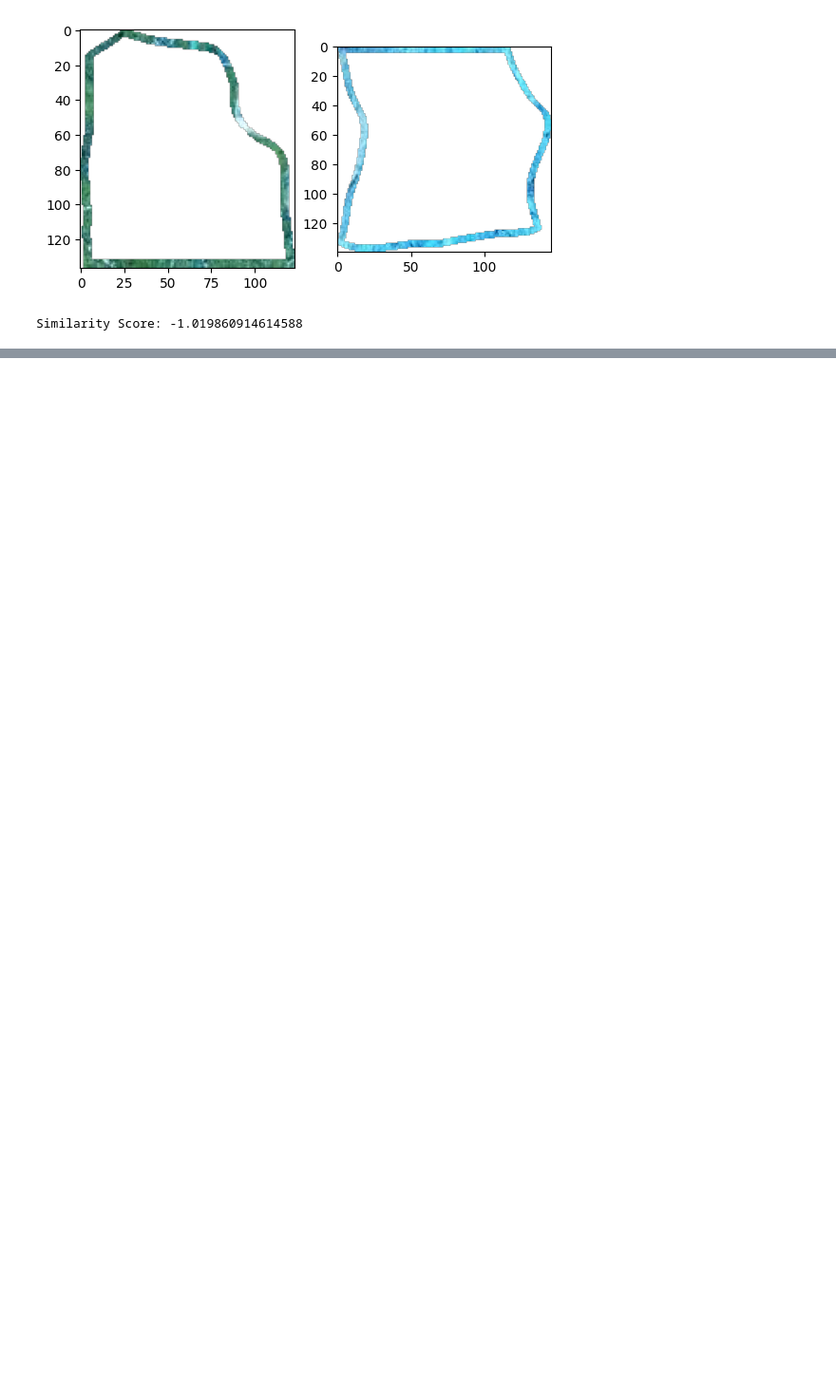
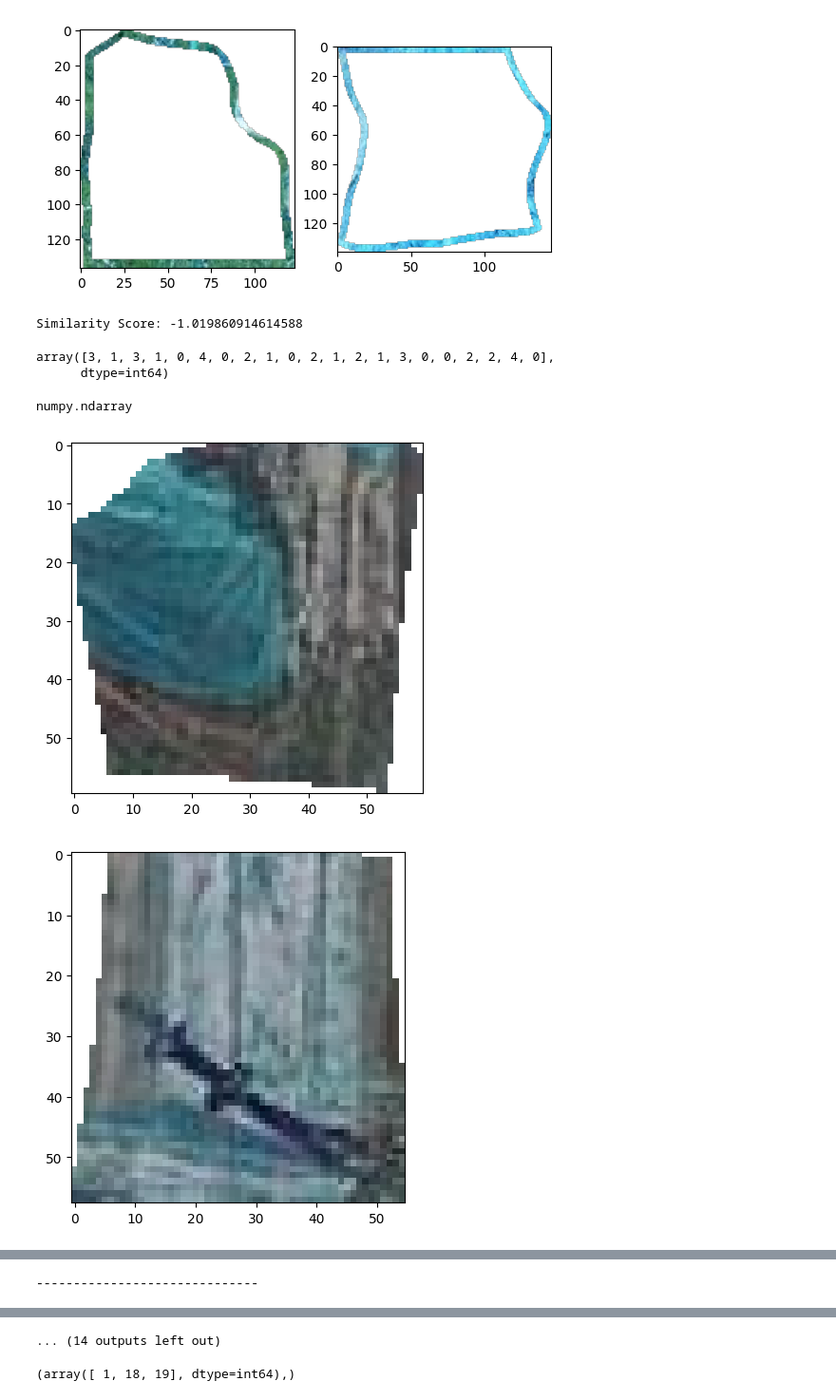
Before and after one commit to angelonazzaro/artworks-reconstruction, a Jupyter notebook: test_hog.ipynb, the cells around one changed output, grey strips where cells are left out. Shown at 95% size. Saved outputs shown, nothing was run; the diff lists cells and outputs as text; code cells hidden in the pictures; blank space fills up the shorter version.

Commit message:
test clustering and reduce noise
Co-authored-by: Angelo Nazzaro <angelonazzaro12@gmail.com>
Co-authored-by: Angelo Palmieri <palmieri309@gmail.com>

```diff
--- a/test_hog.ipynb
+++ b/test_hog.ipynb
@@ -200,0 +280,36 @@ Similarity Score: -1.019860914614588
+# %%
+list_magnitudes = np.array(list_magnitudes)
+# %%
+# don't touch - without extrapolation region
+clustering = AgglomerativeClustering(n_clusters=5)
+cluster = clustering.fit(list_magnitudes)
+cluster.labels_
+# %% [output]
+array([3, 1, 3, 1, 0, 4, 0, 2, 1, 0, 2, 1, 2, 1, 3, 0, 0, 2, 2, 4, 0],
+      dtype=int64)
+# %%
+clustering = AgglomerativeClustering(n_clusters=5)
+cluster = clustering.fit(list_magnitudes)
+cluster.labels_
+# %% [output]
+numpy.ndarray
+# %%
+clusters = np.unique(cluster.labels_)
+
+list_images = []
+
+# Iterate through each file and read its content
+for file in files:
+    file_path = os.path.join(directory, file)
+    img = cv.imread(file_path, cv.IMREAD_UNCHANGED)
+    list_images.append(img)
+
+for _ in clusters:
+    images_idx = np.where(cluster.labels_ == _)[0].tolist()
+    for image_idx in images_idx:
+        plt.imshow(list_images[image_idx])
+        plt.show()
+    print("------------------------------")
+# %% [output]
+[figure, added]
+[figure, added]
@@ -200,0 +317 @@ Similarity Score: -1.019860914614588
+------------------------------
@@ -200,0 +326,5 @@ Similarity Score: -1.019860914614588
+... (14 outputs left out)
+# %%
+np.where(cluster.labels_ == 0)
+# %% [output]
+(array([ 1, 18, 19], dtype=int64),)
```
Also changed, not shown: parts of 10 cells of this notebook, 3 other files.
